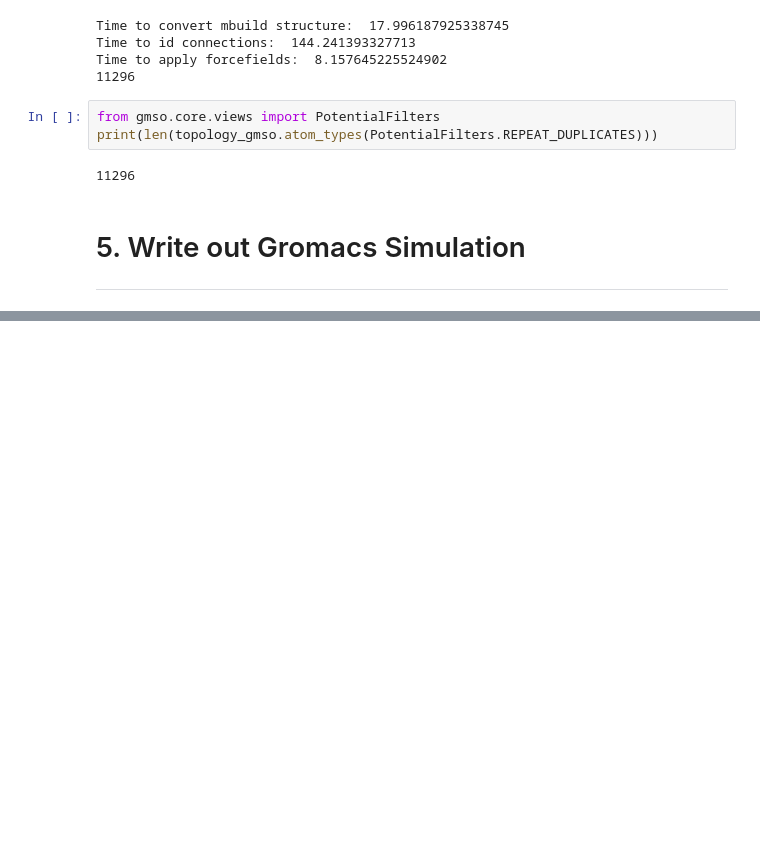
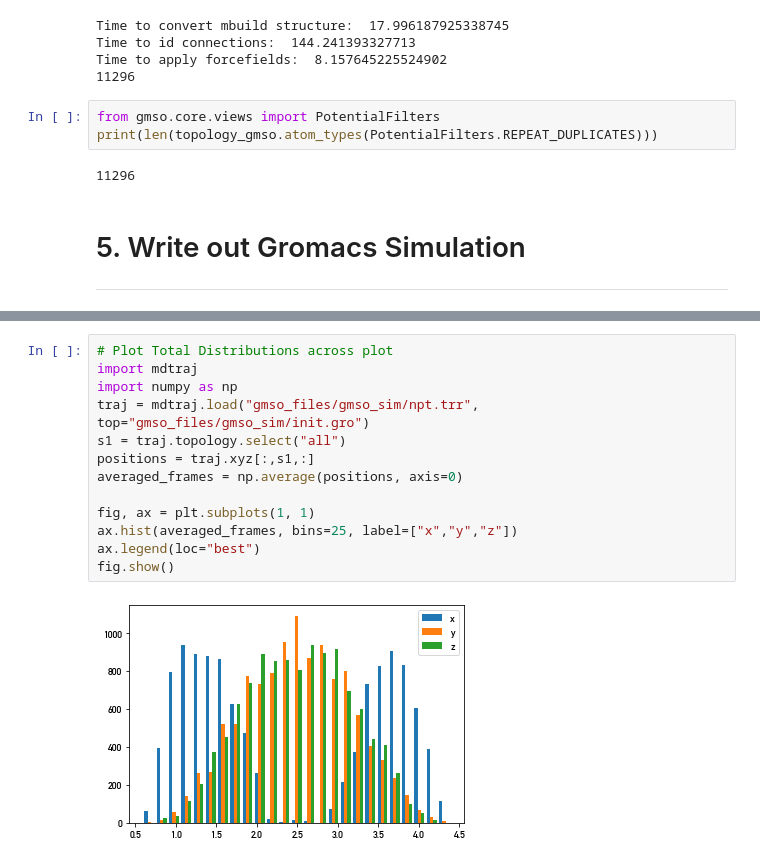
Before and after one commit to mosdef-hub/MoSDeF-workshop, a Jupyter notebook: tutorials/ExampleGMSOWorkflow.ipynb, the cells around one changed output, grey strips where cells are left out. Drawn from its saved outputs; the diff is of its cells as text; blank space fills up the shorter version.

```diff
--- a/tutorials/ExampleGMSOWorkflow.ipynb
+++ b/tutorials/ExampleGMSOWorkflow.ipynb
@@ -416,0 +453,15 @@ ax.legend(loc="best")
+# %%
+# Plot Total Distributions across plot
+import mdtraj
+import numpy as np
+traj = mdtraj.load("gmso_files/gmso_sim/npt.trr", top="gmso_files/gmso_sim/init.gro")
+s1 = traj.topology.select("all")
+positions = traj.xyz[:,s1,:]
+averaged_frames = np.average(positions, axis=0)
+
+fig, ax = plt.subplots(1, 1)
+ax.hist(averaged_frames, bins=25, label=["x","y","z"])
+ax.legend(loc="best")
+fig.show()
+# %% [output]
+[figure, added]
```
Also changed, not shown: parts of 20 cells of this notebook, 4 other files.
